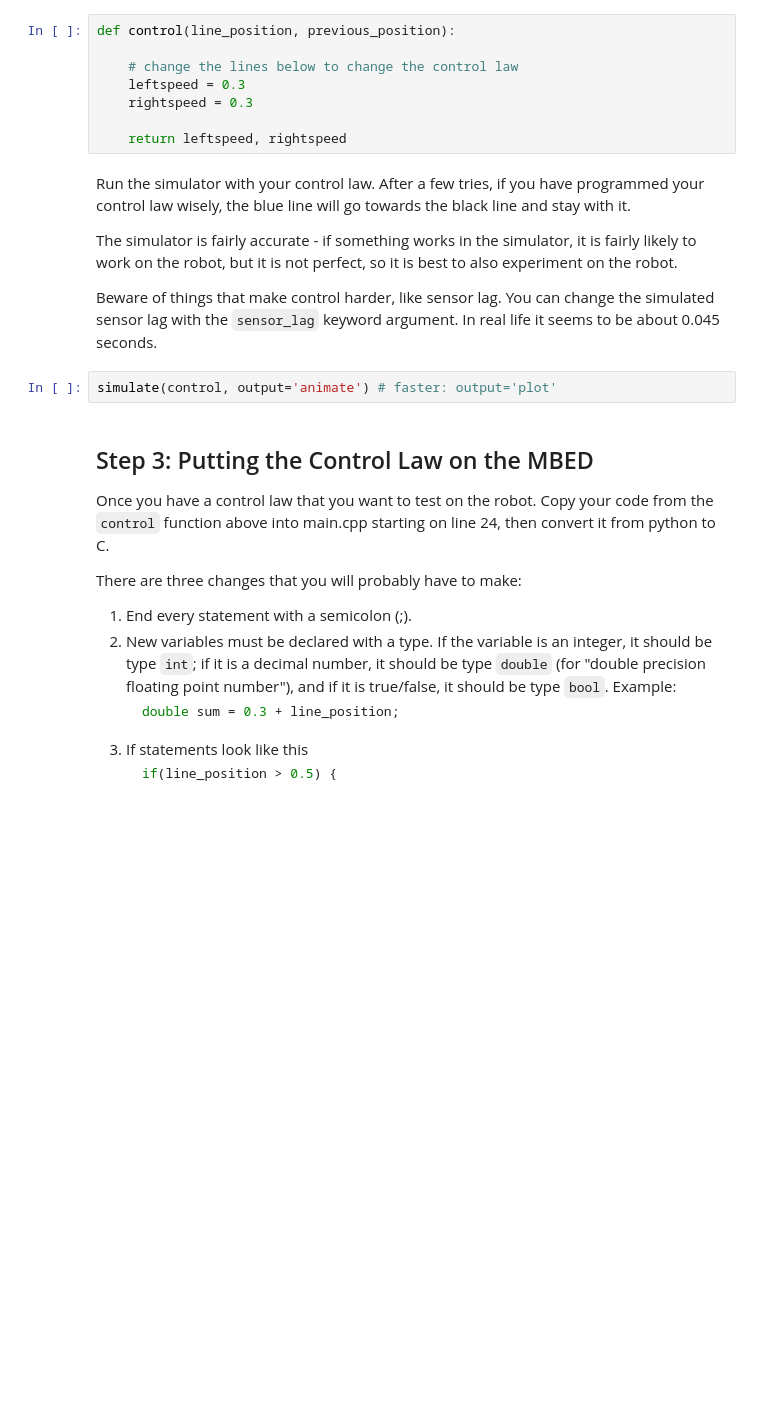
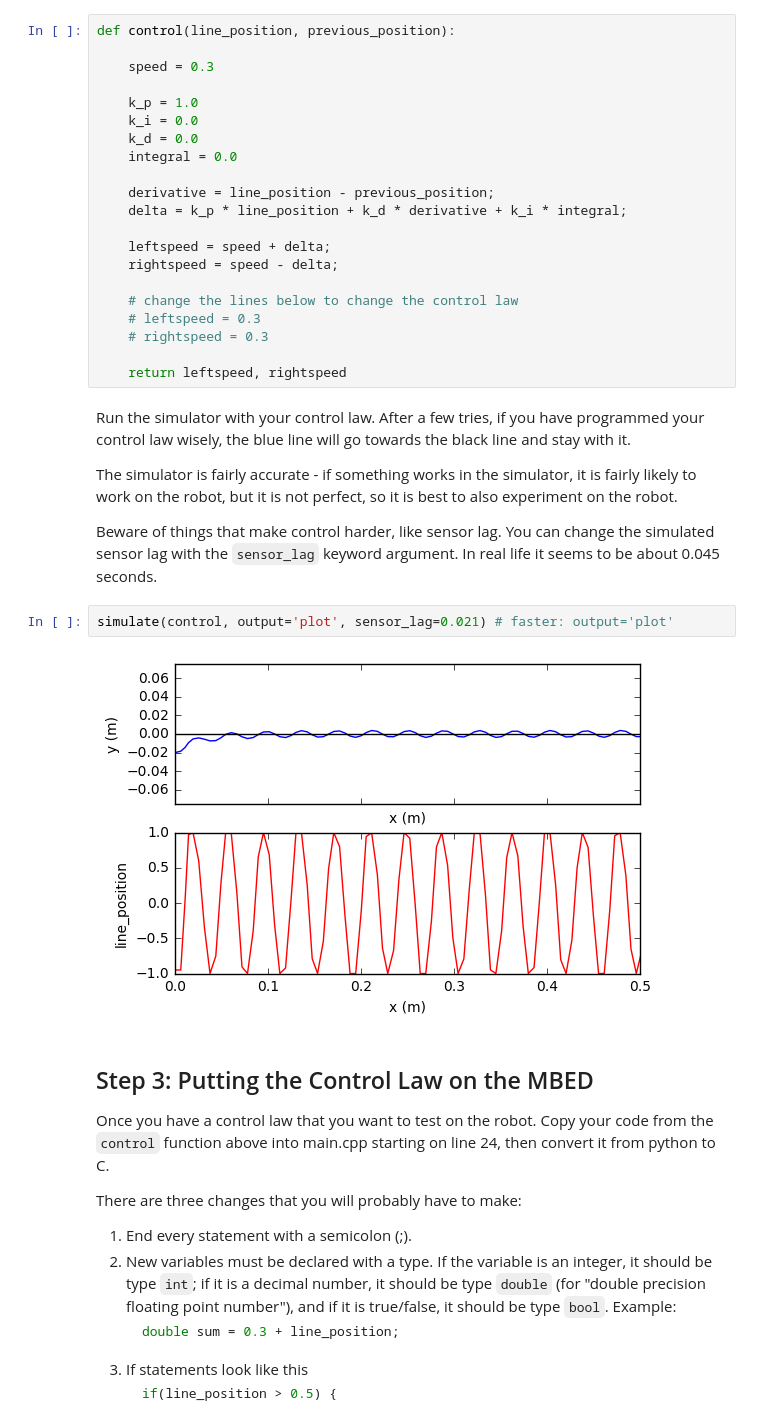
Before and after one commit to zsunberg/SAILORS_robots, a Jupyter notebook: 03 Closed Loop Control.ipynb, the cells around one changed output. Drawn from its saved outputs; the diff is of its cells as text; blank space fills up the shorter version.

```diff
--- a/03 Closed Loop Control.ipynb
+++ b/03 Closed Loop Control.ipynb
@@ -42,9 +42,22 @@ In the simulator, the `control` function is called at 20 Hz, just like `line_fol
 # %%
 def control(line_position, previous_position):
 
+    speed = 0.3
+
+    k_p = 1.0
+    k_i = 0.0
+    k_d = 0.0
+    integral = 0.0
+
+    derivative = line_position - previous_position;
+    delta = k_p * line_position + k_d * derivative + k_i * integral;
+
+    leftspeed = speed + delta;
+    rightspeed = speed - delta;
+
     # change the lines below to change the control law
-    leftspeed = 0.3
-    rightspeed = 0.3
+    # leftspeed = 0.3
+    # rightspeed = 0.3
 
     return leftspeed, rightspeed
 # %% [markdown]
@@ -54,7 +67,9 @@ The simulator is fairly accurate - if something works in the simulator, it is fa
 
 Beware of things that make control harder, like sensor lag. You can change the simulated sensor lag with the `sensor_lag` keyword argument. In real life it seems to be about 0.045 seconds.
 # %%
-simulate(control, output='animate') # faster: output='plot'
+simulate(control, output='plot', sensor_lag=0.021) # faster: output='plot'
+# %% [output]
+[figure, added]
 # %% [markdown]
 ## Step 3: Putting the Control Law on the MBED
 
```
Also changed, not shown: 1 other file.
